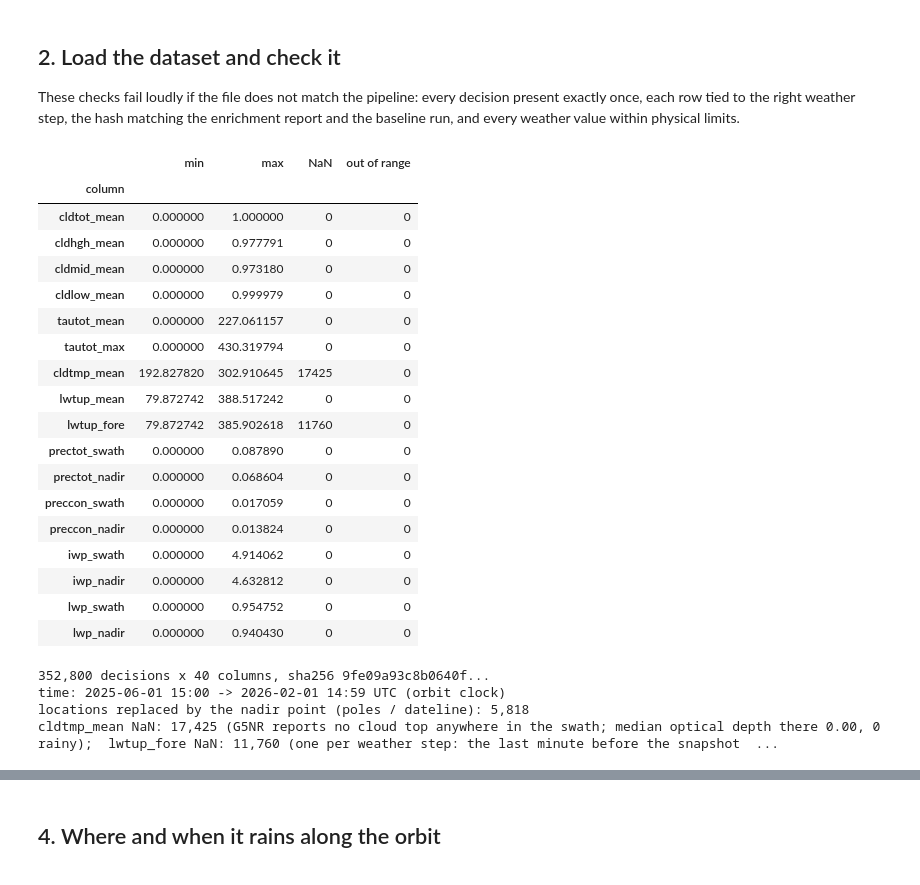
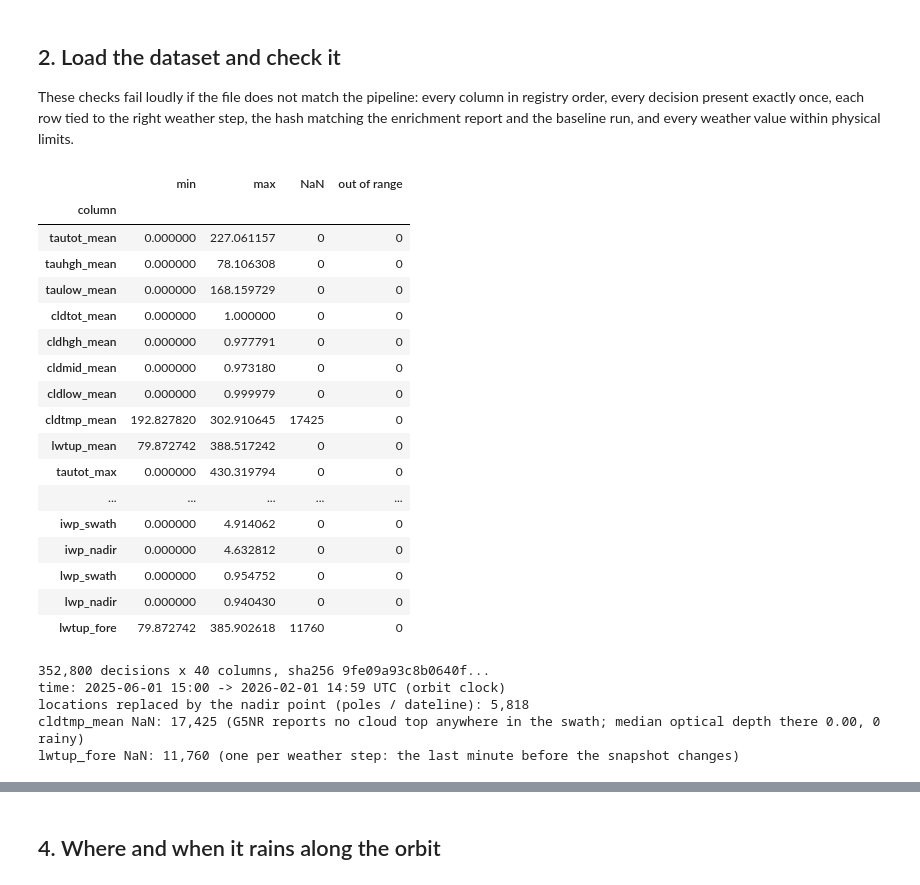
Before and after one commit to darthvader58/Code-Lab_RL_PriorityObs, a Jupyter notebook: missions/earthcare/EarthCare_trackwise.ipynb, the cells around one changed output, grey strips where cells are left out. Drawn from its saved outputs; the diff is of its cells as text; code cells hidden in the pictures.

```diff
--- a/missions/earthcare/EarthCare_trackwise.ipynb
+++ b/missions/earthcare/EarthCare_trackwise.ipynb
@@ -81,69 +88,72 @@ window     : 11,760 weather steps x 30 decisions = 352,800 one-minute decisions
 # %% [markdown]
 ## 2. Load the dataset and check it
 
-These checks fail loudly if the file does not match the pipeline: every decision present
-exactly once, each row tied to the right weather step, the hash matching the enrichment
-report and the baseline run, and every weather value within physical limits.
+These checks fail loudly if the file does not match the pipeline: every column in registry
+order, every decision present exactly once, each row tied to the right weather step, the hash
+matching the enrichment report and the baseline run, and every weather value within physical
+limits.
 # %%
 rows = pd.read_parquet(DATA)
-report = json.loads((MISSION / "data" / "enrich_report.json").read_text())
+report = json.loads((DATA.parent / "enrich_report.json").read_text())
 meta = json.loads((RES / "run_meta.json").read_text())
+registry = re.findall(r"^  - name: (\S+)", M.registry.read_text(), flags=re.M)
 
 N = X.N_FIELDS * X.PER_FIELD
-assert rows.shape == (N, 40), rows.shape
+assert list(rows.columns) == registry, "columns differ from the mission's column registry"
+assert len(rows) == N, len(rows)
 assert np.array_equal(rows.decision.to_numpy(), np.arange(N)), "decisions are not 0..N-1"
 assert (rows.g5_step == X.FIELD_START + rows.decision // X.PER_FIELD).all()
 assert report["sha256"] == meta["data_sha256"], "results were computed on a different dataset"
-
-import hashlib
 assert hashlib.sha256(DATA.read_bytes()).hexdigest() == report["sha256"], "parquet changed since enrichment"
 
-# physical limits; G5NR precipitation never comes close to 0.1 kg m-2 s-1 (360 mm/hr)
-LIMITS = {"cldtot_mean": (0, 1), "cldhgh_mean": (0, 1), "cldmid_mean": (0, 1), "cldlow_mean": (0, 1),
-          "tautot_mean": (0, 1e3), "tautot_max": (0, 1e3), "cldtmp_mean": (150, 330),
-          "lwtup_mean": (50, 450), "lwtup_fore": (50, 450),
-          "prectot_swath": (0, 0.1), "prectot_nadir": (0, 0.1),
-          "preccon_swath": (0, 0.1), "preccon_nadir": (0, 0.1),
-          "iwp_swath": (0, 20), "iwp_nadir": (0, 20), "lwp_swath": (0, 20), "lwp_nadir": (0, 20)}
+# physical limits by variable; G5NR precipitation never comes close to 0.1 kg m-2 s-1 (360 mm/hr)
+RANGES = [("cld", "_mean", (0, 1)), ("tau", "", (0, 1e3)), ("cldtmp", "", (150, 330)),
+          ("lwtup", "", (50, 450)), ("prec", "", (0, 0.1)), ("iwp", "", (0, 20)), ("lwp", "", (0, 20))]
+def limits(c):
+    hit = [r for p, s, r in RANGES if c.startswith(p) and c.endswith(s)]
+    return hit[-1] if hit else None
+LIMITS = {c: limits(c) for c in rows.columns if limits(c) and not c.endswith("_valid")}
 audit = pd.DataFrame([{"column": c, "min": rows[c].min(), "max": rows[c].max(),
                        "NaN": int(rows[c].isna().sum()),
                        "out of range": int((rows[c].notna() & ~rows[c].between(lo, hi)).sum())}
                       for c, (lo, hi) in LIMITS.items()])
 assert audit["out of range"].sum() == 0
 display(audit.set_index("column"))
 
 print(f"{len(rows):,} decisions x {rows.shape[1]} columns, sha256 {report['sha256'][:16]}...")
 print(f"time: {rows.time.min():%Y-%m-%d %H:%M} -> {rows.time.max():%Y-%m-%d %H:%M} UTC (orbit clock)")
 print(f"locations replaced by the nadir point (poles / dateline): {report['locations_replaced_by_nadir']:,}")
-print(f"cldtmp_mean NaN: {report['nan_counts']['cldtmp_mean']:,} (G5NR reports no cloud top anywhere in the swath; "
-      f"median optical depth there {rows.loc[rows.cldtmp_mean.isna(), 'tautot_mean'].median():.2f}, "
-      f"{int((rows.loc[rows.cldtmp_mean.isna(), 'prectot_nadir'] >= RAIN).sum())} rainy);  "
-      f"lwtup_fore NaN: {report['lwtup_fore_nan']:,} (one per weather step: the last minute "
-      "before the snapshot changes)")
+nan_tmp = rows.cldtmp_mean.isna()
+print(f"cldtmp_mean NaN: {int(nan_tmp.sum()):,} (G5NR reports no cloud top anywhere in the swath; "
+      f"median optical depth there {rows.loc[nan_tmp, 'tautot_mean'].median():.2f}, "
+      f"{int((rows.loc[nan_tmp, LABEL] >= RAIN).sum())} rainy)")
+if "lwtup_fore" in rows:
+    print(f"lwtup_fore NaN: {report['lwtup_fore_nan']:,} (one per weather step: the last minute "
+          "before the snapshot changes)")
 # %% [output]
 |  | min | max | NaN | out of range |
 | column |  |  |  |  |
+| tautot_mean | 0.000000 | 227.061157 | 0 | 0 |
+| tauhgh_mean | 0.000000 | 78.106308 | 0 | 0 |
+| taulow_mean | 0.000000 | 168.159729 | 0 | 0 |
 | cldtot_mean | 0.000000 | 1.000000 | 0 | 0 |
 | cldhgh_mean | 0.000000 | 0.977791 | 0 | 0 |
 | cldmid_mean | 0.000000 | 0.973180 | 0 | 0 |
 | cldlow_mean | 0.000000 | 0.999979 | 0 | 0 |
-| tautot_mean | 0.000000 | 227.061157 | 0 | 0 |
-| tautot_max | 0.000000 | 430.319794 | 0 | 0 |
 | cldtmp_mean | 192.827820 | 302.910645 | 17425 | 0 |
 | lwtup_mean | 79.872742 | 388.517242 | 0 | 0 |
-| lwtup_fore | 79.872742 | 385.902618 | 11760 | 0 |
-| prectot_swath | 0.000000 | 0.087890 | 0 | 0 |
-| prectot_nadir | 0.000000 | 0.068604 | 0 | 0 |
-| preccon_swath | 0.000000 | 0.017059 | 0 | 0 |
-| preccon_nadir | 0.000000 | 0.013824 | 0 | 0 |
+| tautot_max | 0.000000 | 430.319794 | 0 | 0 |
+| ... | ... | ... | ... | ... |
 | iwp_swath | 0.000000 | 4.914062 | 0 | 0 |
 | iwp_nadir | 0.000000 | 4.632812 | 0 | 0 |
 | lwp_swath | 0.000000 | 0.954752 | 0 | 0 |
 | lwp_nadir | 0.000000 | 0.940430 | 0 | 0 |
+| lwtup_fore | 79.872742 | 385.902618 | 11760 | 0 |
 352,800 decisions x 40 columns, sha256 9fe09a93c8b0640f...
 time: 2025-06-01 15:00 -> 2026-02-01 14:59 UTC (orbit clock)
 locations replaced by the nadir point (poles / dateline): 5,818
-cldtmp_mean NaN: 17,425 (G5NR reports no cloud top anywhere in the swath; median optical depth there 0.00, 0 rainy);  lwtup_fore NaN: 11,760 (one per weather step: the last minute before the snapshot  ...
+cldtmp_mean NaN: 17,425 (G5NR reports no cloud top anywhere in the swath; median optical depth there 0.00, 0 rainy)
+lwtup_fore NaN: 11,760 (one per weather step: the last minute before the snapshot changes)
 # %% [markdown]
 ## 3. How often does it rain?
 
```
Also changed, not shown: parts of 26 cells of this notebook.
